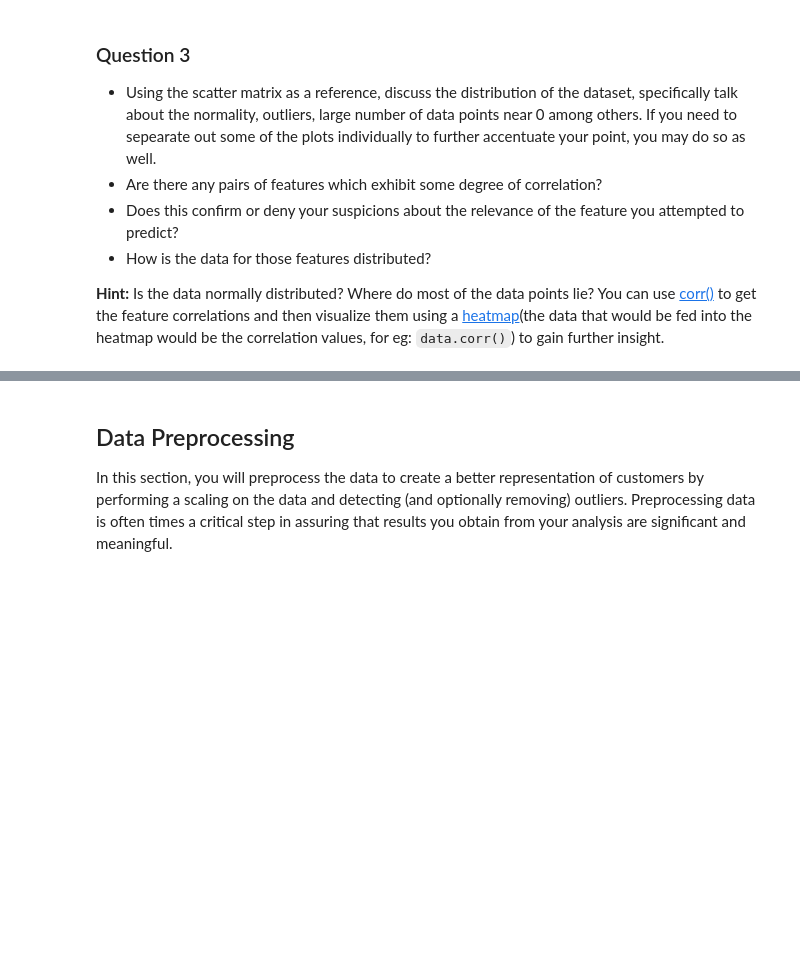
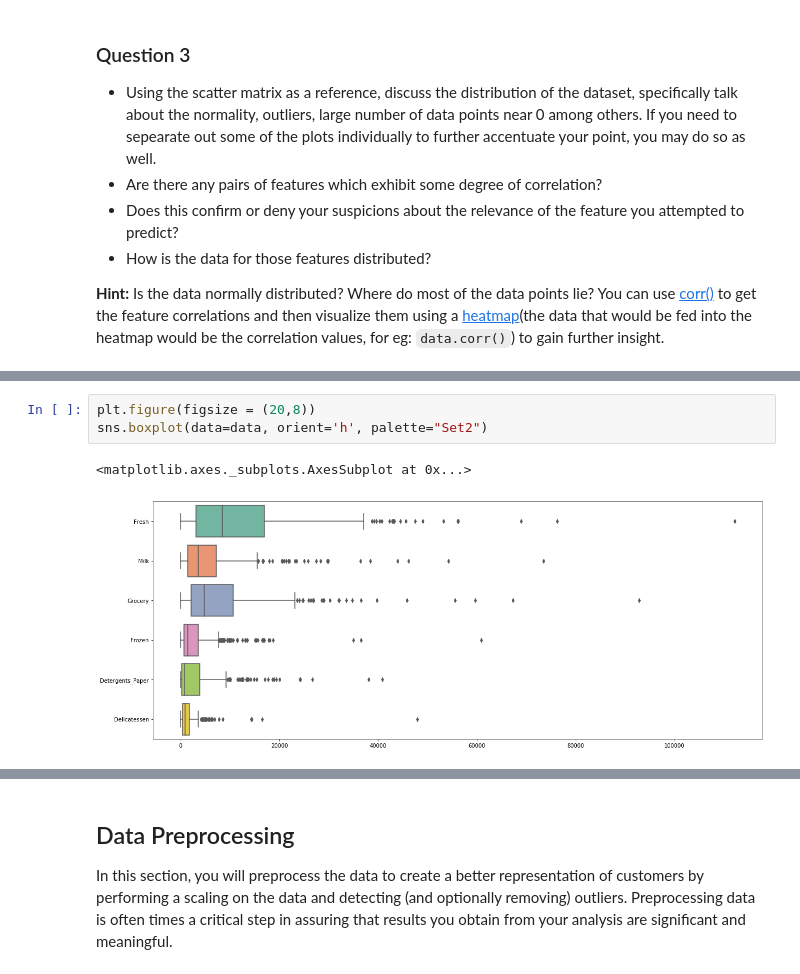
Before and after one commit to TRETH/customer_segments, a Jupyter notebook: customer_segments.ipynb, the cells around one changed output, grey strips where cells are left out. Cells and saved outputs as stored; diff of their text form; blank space fills up the shorter version.

```diff
--- a/customer_segments.ipynb
+++ b/customer_segments.ipynb
@@ -164,0 +190,6 @@ pd.scatter_matrix(data, alpha = 0.3, figsize = (14,8), diagonal = 'kde');
+# %%
+plt.figure(figsize = (20,8))
+sns.boxplot(data=data, orient='h', palette="Set2")
+# %% [output]
+<matplotlib.axes._subplots.AxesSubplot at 0x...>
+[figure, added]
```
Also changed, not shown: parts of 8 cells of this notebook.
